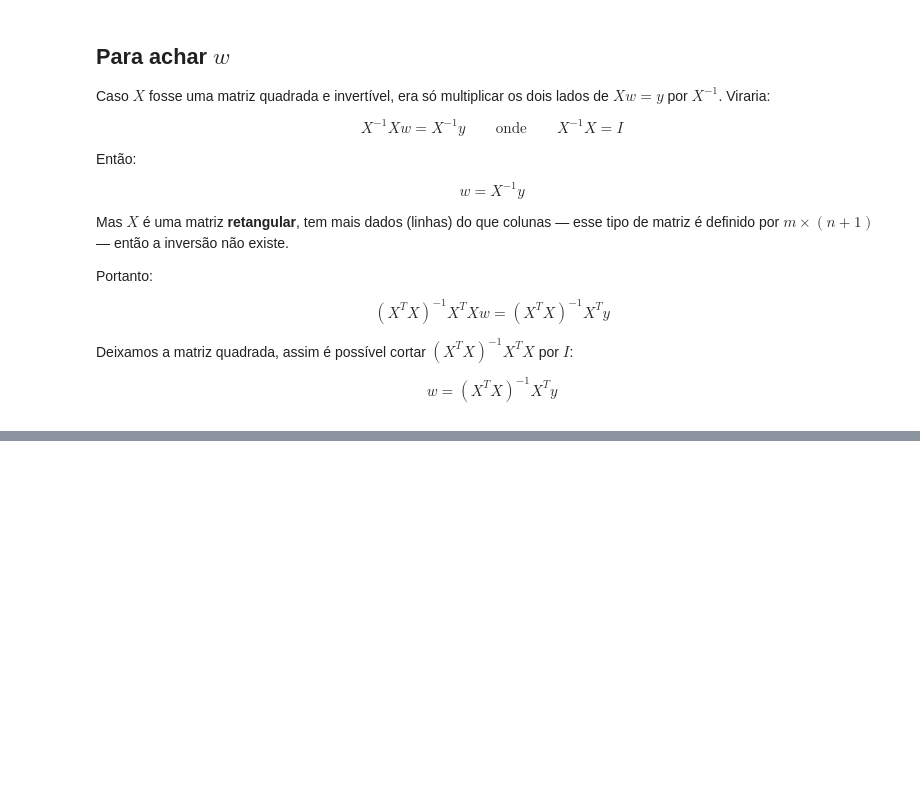
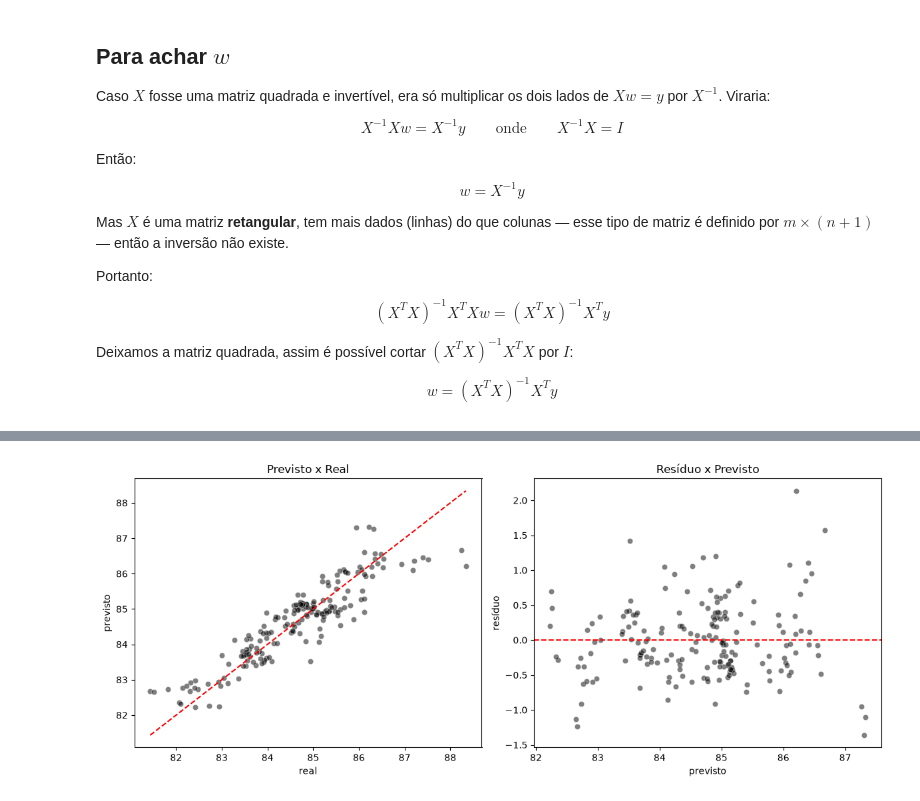
Before and after one commit to GabrielFerreiraAbel/Math-to-models, a Jupyter notebook: myprojects/1.f1-lap-time-prediction/predict-lap-time.ipynb, the cells around one changed output, grey strips where cells are left out. Cells and saved outputs as stored; diff of their text form; code cells hidden in the pictures; blank space fills up the shorter version.

```diff
--- a/myprojects/1.f1-lap-time-prediction/predict-lap-time.ipynb
+++ b/myprojects/1.f1-lap-time-prediction/predict-lap-time.ipynb
@@ -369,0 +526,22 @@ $$w = (X^{T} X)^{-1} X^{T} y$$
+# %%
+fig, axes = plt.subplots(1, 2, figsize=(12, 5))
+
+# 1) previsto x real
+sns.scatterplot(x=y_val, y=y_pred_val, color='black', alpha=0.5, ax=axes[0])
+lims = [min(y_val.min(), y_pred_val.min()), max(y_val.max(), y_pred_val.max())]
+axes[0].plot(lims, lims, color='red', linestyle='--')
+axes[0].set_xlabel('real')
+axes[0].set_ylabel('previsto')
+axes[0].set_title('Previsto x Real')
+
+# 2) resíduo x previsto
+residuos = y_val - y_pred_val
+sns.scatterplot(x=y_pred_val, y=residuos, color='black', alpha=0.5, ax=axes[1])
+axes[1].axhline(0, color='red', linestyle='--')
+axes[1].set_xlabel('previsto')
+axes[1].set_ylabel('resíduo')
+axes[1].set_title('Resíduo x Previsto')
+
+plt.tight_layout()
+# %% [output]
+[figure, added]
```
Also changed, not shown: parts of 22 cells of this notebook, 1 other file.
